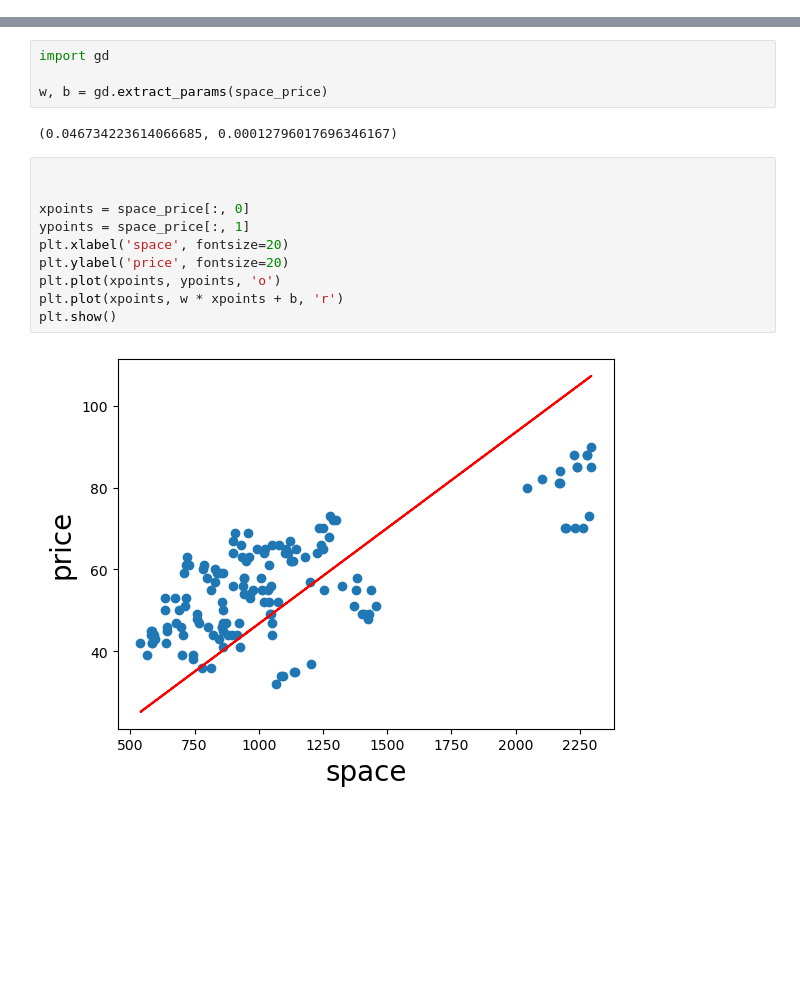
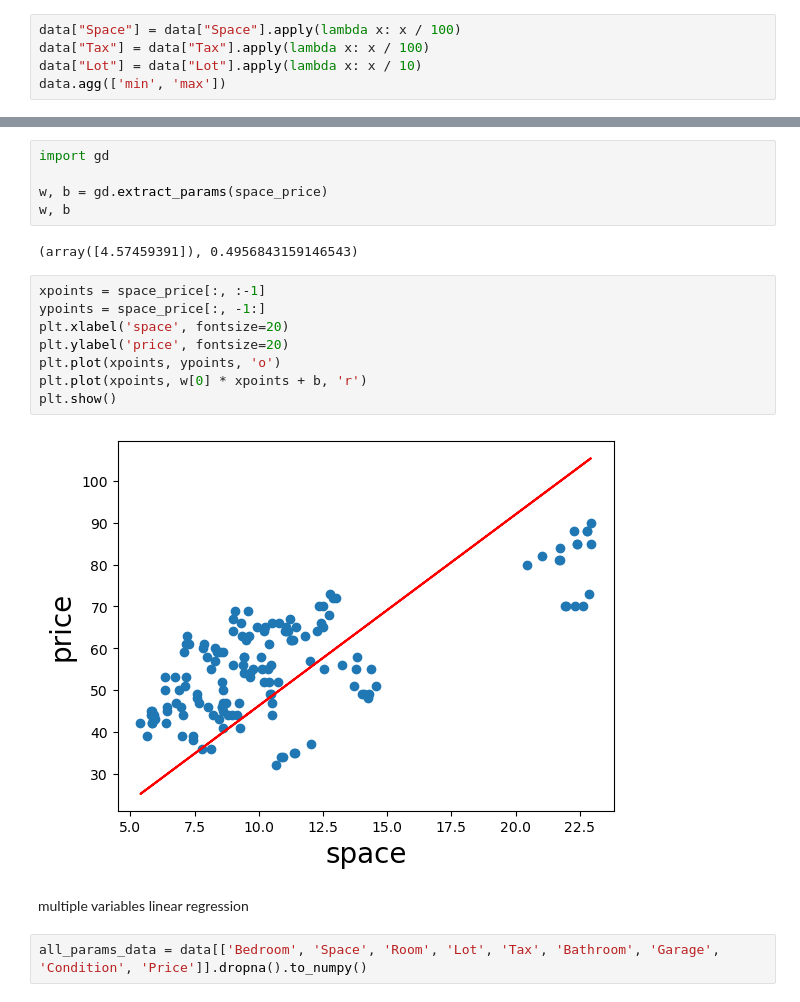
Before and after one commit to PavloMyrotiuk/stat451, a Jupyter notebook: gd/gd_visual.ipynb, the cells around one changed output, grey strips where cells are left out. Drawn from its saved outputs; the diff is of its cells as text; blank space fills up the shorter version.

Commit message:
multiple linear regression

```diff
--- a/gd/gd_visual.ipynb
+++ b/gd/gd_visual.ipynb
@@ -8,0 +14,5 @@ space_price = data[["Space", "Price"]].dropna().to_numpy()
+# %%
+data["Space"] = data["Space"].apply(lambda x: x / 100)
+data["Tax"] = data["Tax"].apply(lambda x: x / 100)
+data["Lot"] = data["Lot"].apply(lambda x: x / 10)
+data.agg(['min', 'max'])
@@ -21,17 +58,20 @@ plt.show()
 import gd
 
 w, b = gd.extract_params(space_price)
+w, b
 # %% [output]
-(0.046734223614066685, 0.00012796017696346167)
+(array([4.57459391]), 0.4956843159146543)
 # %%
-
-
-xpoints = space_price[:, 0]
-ypoints = space_price[:, 1]
+xpoints = space_price[:, :-1]
+ypoints = space_price[:, -1:]
 plt.xlabel('space', fontsize=20)
 plt.ylabel('price', fontsize=20)
 plt.plot(xpoints, ypoints, 'o')
-plt.plot(xpoints, w * xpoints + b, 'r')
+plt.plot(xpoints, w[0] * xpoints + b, 'r')
 plt.show()
 # %% [output]
-[figure, old version]
+[figure, new version]
+# %% [markdown]
+multiple variables linear regression
+# %%
+all_params_data = data[['Bedroom', 'Space', 'Room', 'Lot', 'Tax', 'Bathroom', 'Garage', 'Condition', 'Price']].dropna().to_numpy()
```
Also changed, not shown: parts of 7 cells of this notebook, 1 other file.
